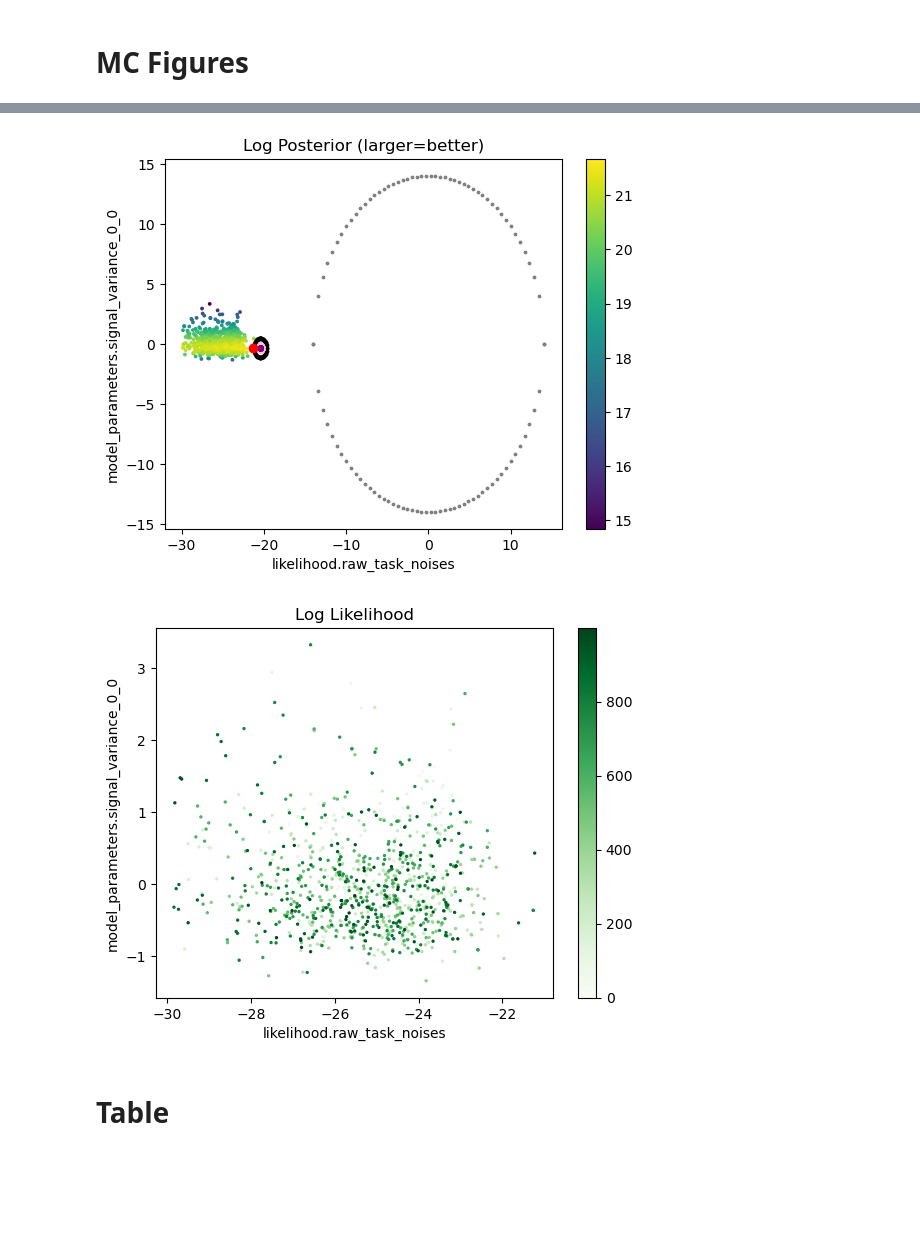
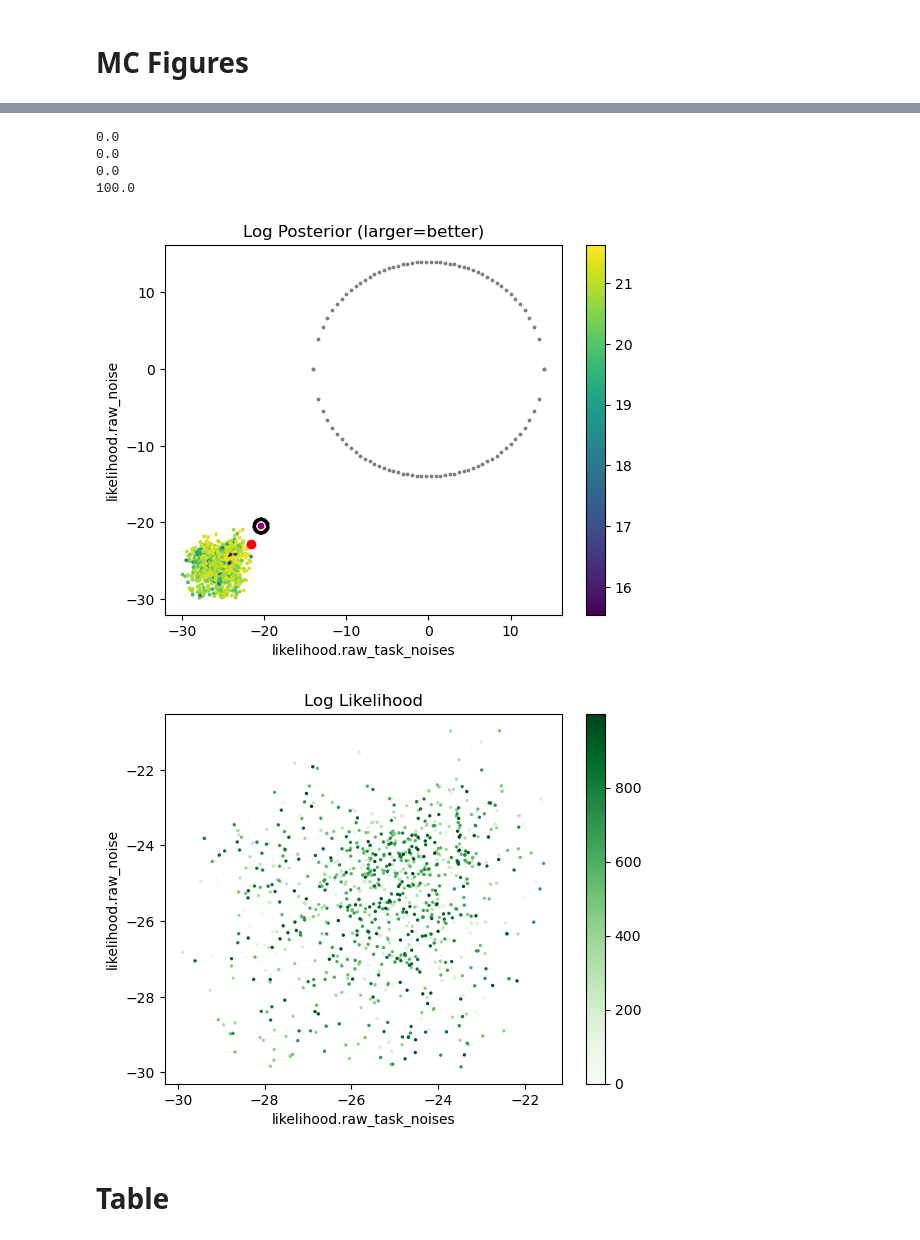
Before and after one commit to ABesginow/LaplaceKernelSearch, a Jupyter notebook: exploration_tests/gradsem_ODE.ipynb, the cells around one changed output, grey strips where cells are left out. Saved outputs shown, nothing was run; the diff lists cells and outputs as text; code cells hidden in the pictures; blank space fills up the shorter version.

```diff
--- a/exploration_tests/gradsem_ODE.ipynb
+++ b/exploration_tests/gradsem_ODE.ipynb
@@ -1287,6 +1030,19 @@ tikzplotlib.save(f"{figure_path}/{model_name}_{dataset_name}_MCMC_param_distribu
 #new_unit_x, new_unit_y = get_std_points(mu, K)
 #plt.scatter(new_unit_x, new_unit_y, color="black", s=3)
 #
+
+def check_if_in_interval(mu_vector, cov_matr, point, interval):
+    # Create a multivariate normal distribution object
+    mvn = multivariate_normal(mean=mu_vector, cov=cov_matr)
+    # Calculate the probability of the datapoint
+    probability = mvn.pdf(point)
+    # Calculate the 2 standard deviation interval
+    lower_bound = mvn.pdf(mu_vector + interval * np.sqrt(cov_matr[0][0]))
+    # Check if the probability lies within the 2 standard deviation interval
+    return probability >= lower_bound
+
+
+
 
 def get_sub_tensor(tensor, num1, num2):
     sub_tensor = tensor[[num1, num2]][:, [num1, num2]]
@@ -1303,7 +1059,7 @@ what_to_draw = "manual post list" # posterior surface
 param_names = [param[0] for param in model.named_parameters()]
 
 plot_param1 = "theta.1"
-plot_param2 = "theta.3"
+plot_param2 = "theta.2"
 row_num = int(plot_param1[-1:]) - int(1)
 col_num = int(plot_param2[-1:]) - int(1)
 
@@ -1340,5 +1096,5 @@ else:
 
 
 plt.colorbar()
-
+std_interval = int(2)
 
@@ -1346,13 +1102,17 @@
 K = lap_log_S["corrected Hessian"]
 new_unit_x, new_unit_y = get_std_points(mu, get_sub_tensor(K.inverse(), row_num, col_num))
 plt.scatter(new_unit_x, new_unit_y, color="black", s=3)
+print(f"{float(100)*sum([check_if_in_interval(torch.tensor(trained_mu), K.inverse(), sample, std_interval) for sample in [list(sample[1]) for sample in MC_log['param draws dict'].iterrows()]]) / len(MC_log[what_to_draw])}")
+
 
 K = lap_log_AIC["corrected Hessian"]
 new_unit_x, new_unit_y = get_std_points(mu, get_sub_tensor(K.inverse(), row_num, col_num))
 plt.scatter(new_unit_x, new_unit_y, color="pink", s=3)
+print(f"{float(100)*sum([check_if_in_interval(torch.tensor(trained_mu), K.inverse(), sample, std_interval) for sample in [list(sample[1]) for sample in MC_log['param draws dict'].iterrows()]]) / len(MC_log[what_to_draw])}")
 
 K = lap_log_BIC["corrected Hessian"]
 new_unit_x, new_unit_y = get_std_points(mu, get_sub_tensor(K.inverse(), row_num, col_num))
 plt.scatter(new_unit_x, new_unit_y, color="purple", s=3)
+print(f"{float(100)*sum([check_if_in_interval(torch.tensor(trained_mu), K.inverse(), sample, std_interval) for sample in [list(sample[1]) for sample in MC_log['param draws dict'].iterrows()]]) / len(MC_log[what_to_draw])}")
 
 
@@ -1360,20 +1120,25 @@ new_unit_x, new_unit_y = get_std_points(MC_log["Parameter prior"]["mu"].flatten(
 if draw_prior or what_to_draw == "manual post list":
     plt.scatter(new_unit_x, new_unit_y, color="gray", s=3)
 K = lap_log_S["original symmetrized Hessian"]
+print(f"{float(100)*sum([check_if_in_interval(torch.tensor(trained_mu), K.inverse(), sample, std_interval) for sample in [list(sample[1]) for sample in MC_log['param draws dict'].iterrows()]]) / len(MC_log[what_to_draw])}")
 try:
     new_unit_x, new_unit_y = get_std_points(mu, get_sub_tensor(K.inverse(), row_num, col_num))
     if draw_uncorrected:
         plt.scatter(new_unit_x, new_unit_y, color="turquoise", s=3)
 except:
     pass
 plt.xlabel(param_names[row_num])
 plt.ylabel(param_names[col_num])
 plt.title(f"Log {'Likelihood' if 'lp' in what_to_draw else 'Posterior'} (larger=better)")
 
 plt.savefig(f"{figure_path}/{model_name}_{dataset_name}_MCMC_{'likelihood' if 'lp' in what_to_draw else 'posterior'}_surface_{param_names[row_num]}-{param_names[col_num]}.png")
 tikzplotlib.save(f"{figure_path}/{model_name}_{dataset_name}_MCMC_{'likelihood' if 'lp' in what_to_draw else 'posterior'}_surface_{param_names[row_num]}-{param_names[col_num]}.tex")
 # %% [output]
+0.0
+0.0
+0.0
+100.0
-[figure, old version]
+[figure, new version]
 # %%
 # Contour plot of the likelihood surface according to the explored samples
 # loop to filter draws below -5000
@@ -1406,6 +1171,6 @@ plt.title("Log Likelihood")
 plt.savefig(f"{figure_path}/{model_name}_{dataset_name}_MCMC_likelihood_path_{param_names[row_num]}-{param_names[col_num]}.png")
 tikzplotlib.save(f"{figure_path}/{model_name}_{dataset_name}_MCMC_likelihood_path_{param_names[row_num]}-{param_names[col_num]}.tex")
 # %% [output]
-[figure, old version]
+[figure, new version]
 # %% [markdown]
 # Table
```
Also changed, not shown: parts of 17 cells of this notebook, 1 other file.
